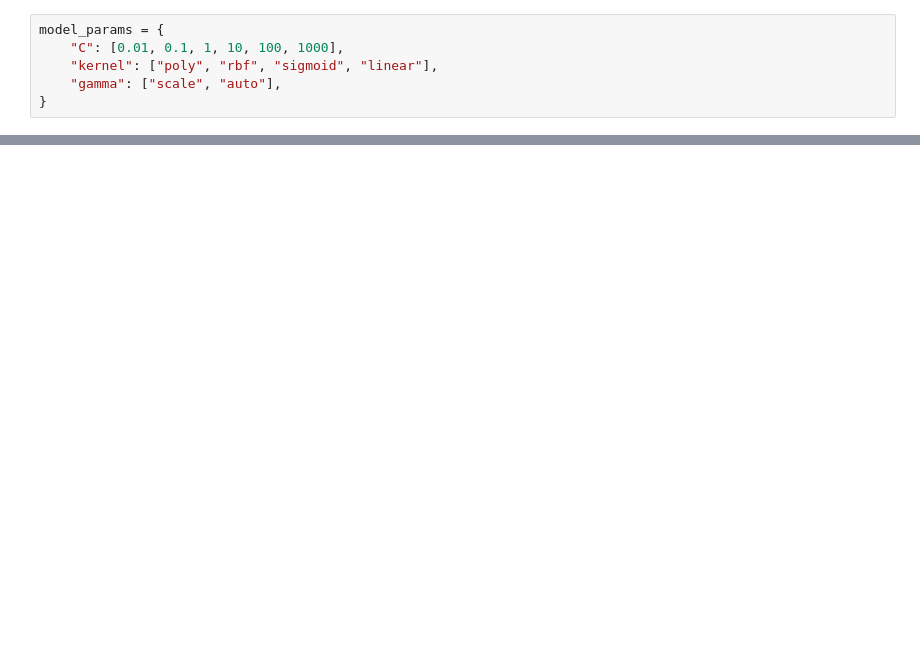
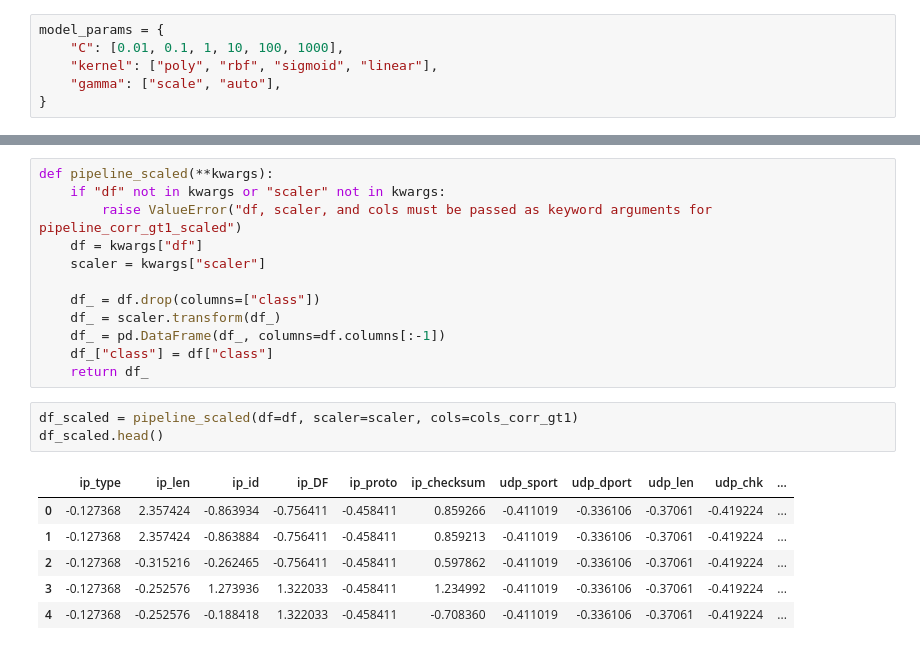
Before and after one commit to ibrahimmkhalid/data-245-project, a Jupyter notebook: model_svm.sync.ipynb, the cells around one changed output, grey strips where cells are left out. Saved outputs shown, nothing was run; the diff lists cells and outputs as text; blank space fills up the shorter version.

```diff
--- a/model_svm.sync.ipynb
+++ b/model_svm.sync.ipynb
@@ -434,0 +462,22 @@ benchmark_results
+# %%
+def pipeline_scaled(**kwargs):
+    if "df" not in kwargs or "scaler" not in kwargs:
+        raise ValueError("df, scaler, and cols must be passed as keyword arguments for pipeline_corr_gt1_scaled")
+    df = kwargs["df"]
+    scaler = kwargs["scaler"]
+
+    df_ = df.drop(columns=["class"])
+    df_ = scaler.transform(df_)
+    df_ = pd.DataFrame(df_, columns=df.columns[:-1])
+    df_["class"] = df["class"]
+    return df_
+# %%
+df_scaled = pipeline_scaled(df=df, scaler=scaler, cols=cols_corr_gt1)
+df_scaled.head()
+# %% [output]
+|  | ip_type | ip_len | ip_id | ip_DF | ip_proto | ip_checksum | udp_sport | udp_dport | udp_len | udp_chk | ... |
+| 0 | -0.127368 | 2.357424 | -0.863934 | -0.756411 | -0.458411 | 0.859266 | -0.411019 | -0.336106 | -0.37061 | -0.419224 | ... |
+| 1 | -0.127368 | 2.357424 | -0.863884 | -0.756411 | -0.458411 | 0.859213 | -0.411019 | -0.336106 | -0.37061 | -0.419224 | ... |
+| 2 | -0.127368 | -0.315216 | -0.262465 | -0.756411 | -0.458411 | 0.597862 | -0.411019 | -0.336106 | -0.37061 | -0.419224 | ... |
+| 3 | -0.127368 | -0.252576 | 1.273936 | 1.322033 | -0.458411 | 1.234992 | -0.411019 | -0.336106 | -0.37061 | -0.419224 | ... |
+| 4 | -0.127368 | -0.252576 | -0.188418 | 1.322033 | -0.458411 | -0.708360 | -0.411019 | -0.336106 | -0.37061 | -0.419224 | ... |
```
Also changed, not shown: parts of 43 cells of this notebook, 1 other file.
